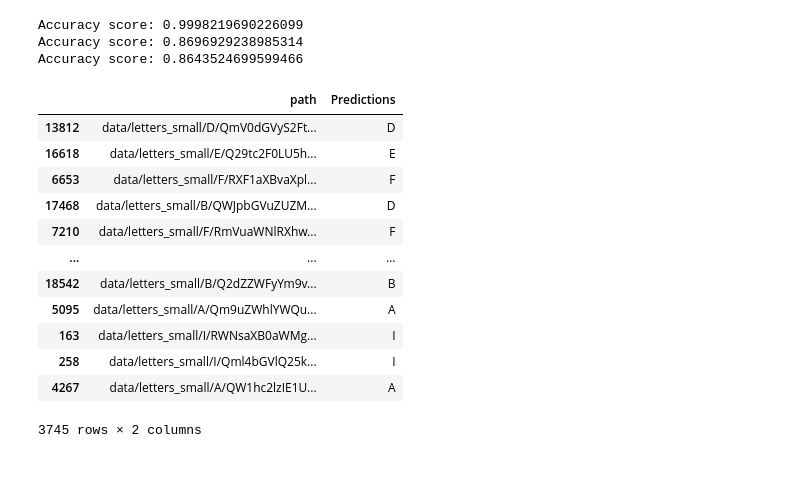
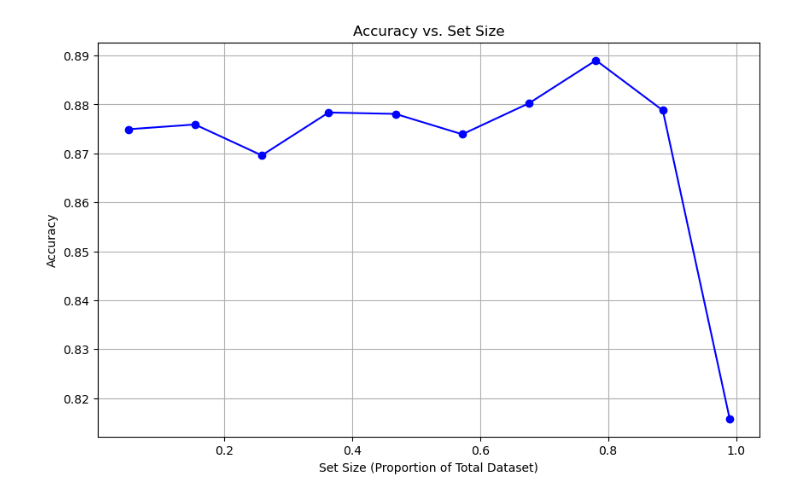
Before and after one commit to North0n/mo, a Jupyter notebook: lab1.ipynb, the cells around one changed output. Drawn from its saved outputs; the diff is of its cells as text; code cells hidden in the pictures; blank space fills up the shorter version.

Commit message:
lab1 plot

```diff
--- a/lab1.ipynb
+++ b/lab1.ipynb
@@ -96,28 +120,21 @@ ovo_clf = OneVsOneClassifier(
-# %%
-print(f"Accuracy score: {accuracy_score(y_train, ovo_clf.predict(X_train[PIXEL_FEATURE_LABELS]))}")
-print(f"Accuracy score: {accuracy_score(y_val, ovo_clf.predict(X_val[PIXEL_FEATURE_LABELS]))}")
-print(f"Accuracy score: {accuracy_score(y_test, ovo_clf.predict(X_test[PIXEL_FEATURE_LABELS]))}")
-
-table = ovo_clf.predict(X_val[PIXEL_FEATURE_LABELS])
-table_df = pd.DataFrame(table, index=X_val.index, columns=['Predictions'])
-pd.concat([X_val[FEATURE_LABELS], table_df], axis=1)
-# %% [output]
-Accuracy score: 0.9998219690226099
-Accuracy score: 0.8696929238985314
-Accuracy score: 0.8643524699599466
-|  | path | Predictions |
-| 13812 | data/letters_small/D/QmV0dGVyS2Ft... | D |
-| 16618 | data/letters_small/E/Q29tc2F0LU5h... | E |
-| 6653 | data/letters_small/F/RXF1aXBvaXpl... | F |
-| 17468 | data/letters_small/B/QWJpbGVuZUZM... | D |
-| 7210 | data/letters_small/F/RmVuaWNlRXhw... | F |
-| ... | ... | ... |
-| 18542 | data/letters_small/B/Q2dZZWFyYm9v... | B |
-| 5095 | data/letters_small/A/Qm9uZWhlYWQu... | A |
-| 163 | data/letters_small/I/RWNsaXB0aWMg... | I |
-| 258 | data/letters_small/I/Qml4bGVlQ25k... | I |
-| 4267 | data/letters_small/A/QW1hc2lzIE1U... | A |
-3745 rows × 2 columns
+# %%
+plt.figure(figsize=(10, 6))
+plt.plot(set_sizes, accuracies, marker='o', linestyle='-', color='b')
+
+# Label the axes
+plt.xlabel('Set Size (Proportion of Total Dataset)')
+plt.ylabel('Accuracy')
+
+# Add a title
+plt.title('Accuracy vs. Set Size')
+
+# Optionally, add grid lines for better readability
+plt.grid(True)
+
+# Display the plot
+plt.show()
+# %% [output]
+[figure, added]
 # %%
 def predict_table(x_test):
     table = ovo_clf.predict(x_test[PIXEL_FEATURE_LABELS])
```
Also changed, not shown: parts of 4 cells of this notebook.
